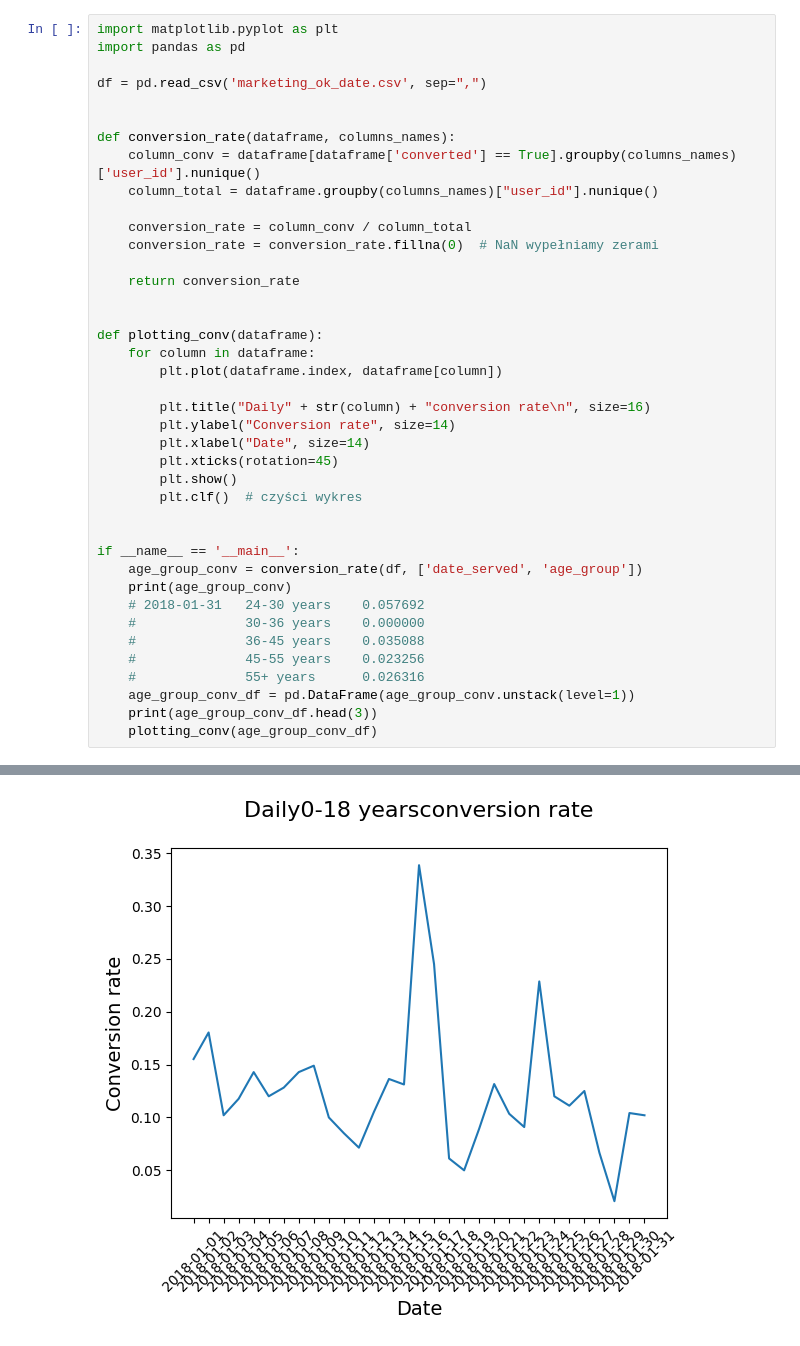
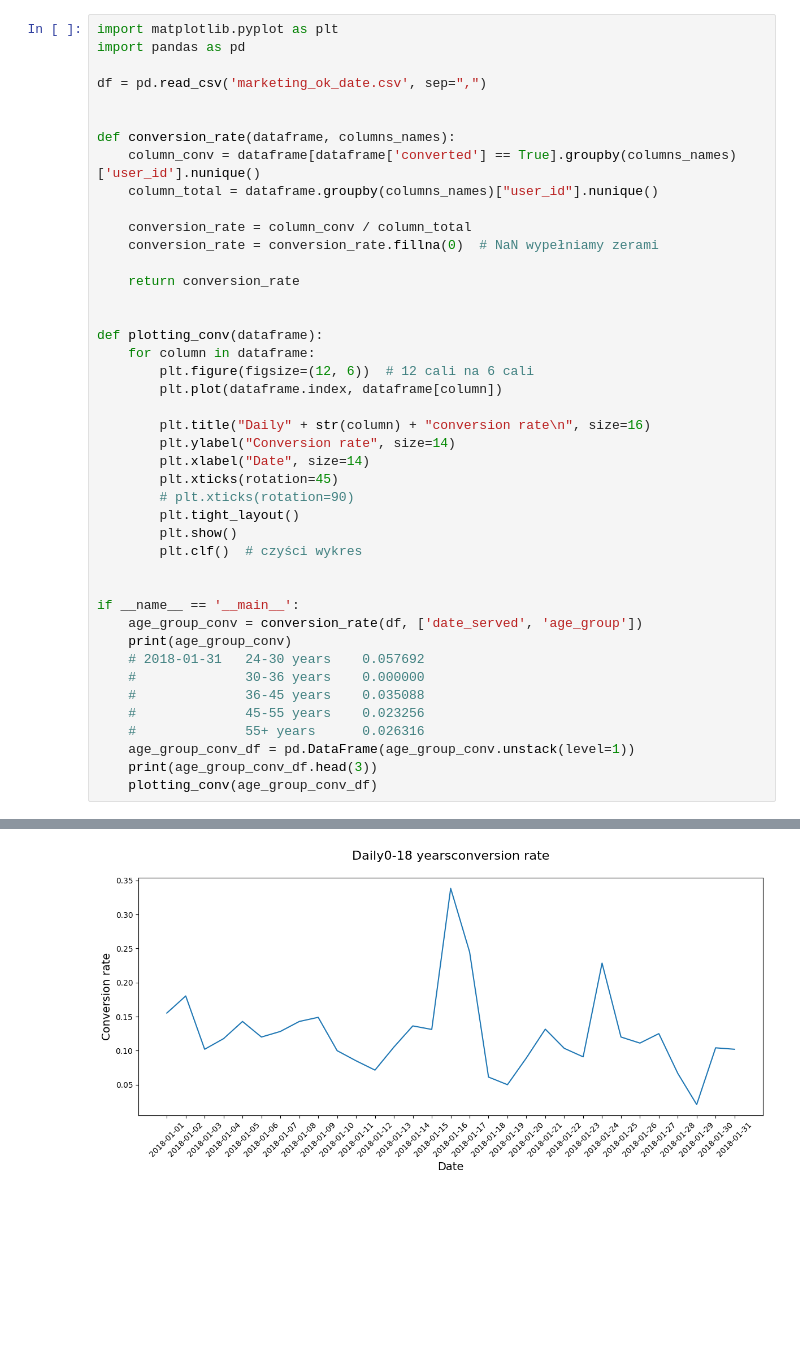
Before and after one commit to pgorskiPT/Bootcamp-10-05-2025, a Jupyter notebook: day_23_20_09_2025/marketing_zadanie/marketin_zad6_notebook.ipynb, the cells around one changed output, grey strips where cells are left out. Cells and saved outputs as stored; diff of their text form; blank space fills up the shorter version.

```diff
--- a/day_23_20_09_2025/marketing_zadanie/marketin_zad6_notebook.ipynb
+++ b/day_23_20_09_2025/marketing_zadanie/marketin_zad6_notebook.ipynb
@@ -17,43 +17,46 @@ def conversion_rate(dataframe, columns_names):
 
 def plotting_conv(dataframe):
     for column in dataframe:
+        plt.figure(figsize=(12, 6))  # 12 cali na 6 cali
         plt.plot(dataframe.index, dataframe[column])
 
         plt.title("Daily" + str(column) + "conversion rate\n", size=16)
         plt.ylabel("Conversion rate", size=14)
         plt.xlabel("Date", size=14)
         plt.xticks(rotation=45)
+        # plt.xticks(rotation=90)
+        plt.tight_layout()
         plt.show()
         plt.clf()  # czyści wykres
 
 
 if __name__ == '__main__':
     age_group_conv = conversion_rate(df, ['date_served', 'age_group'])
     print(age_group_conv)
     # 2018-01-31   24-30 years    0.057692
     #              30-36 years    0.000000
     #              36-45 years    0.035088
     #              45-55 years    0.023256
     #              55+ years      0.026316
     age_group_conv_df = pd.DataFrame(age_group_conv.unstack(level=1))
     print(age_group_conv_df.head(3))
     plotting_conv(age_group_conv_df)
 # %% [output]
 date_served  age_group
 2018-01-01   0-18 years     0.155172
              19-24 years    0.196721
              24-30 years    0.105263
              30-36 years    0.040816
              36-45 years    0.042553
                               ...
 2018-01-31   24-30 years    0.057692
              30-36 years    0.000000
              36-45 years    0.035088
              45-55 years    0.023256
              55+ years      0.026316
 ... (8 lines left out)
 date_served
 2018-01-01      0.022222   0.086957
 2018-01-02      0.043478   0.024390
 2018-01-03      0.047619   0.043478
-[figure, old version]
+[figure, new version]
```
Also changed, not shown: parts of 1 cell of this notebook.
